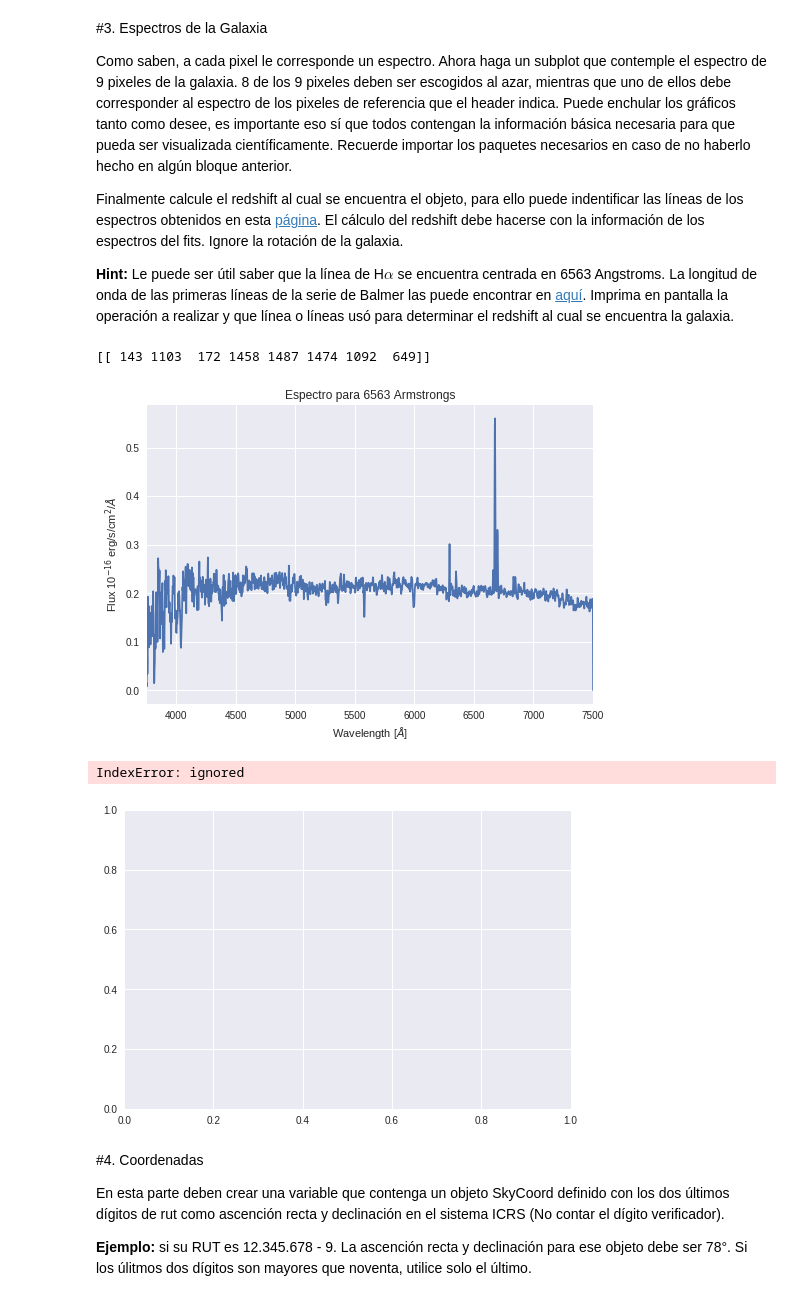
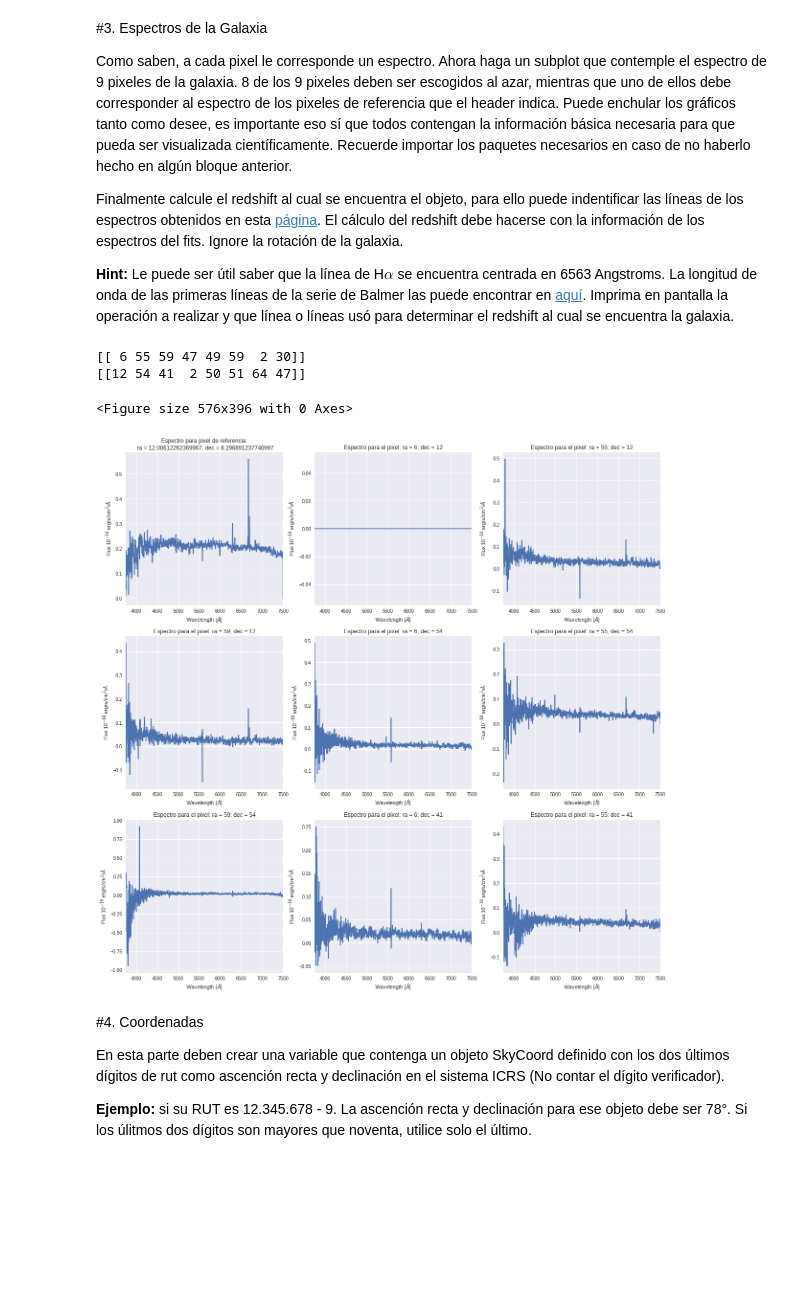
Before and after one commit to DiegoRomanCortes/minitarea4, a Jupyter notebook: minitarea4.ipynb, the cells around one changed output. Drawn from its saved outputs; the diff is of its cells as text; code cells hidden in the pictures; blank space fills up the shorter version.

```diff
--- a/minitarea4.ipynb
+++ b/minitarea4.ipynb
@@ -185,40 +184,48 @@ Como saben, a cada pixel le corresponde un espectro. Ahora haga un subplot que c
 Finalmente calcule el redshift al cual se encuentra el objeto, para ello puede indentificar las líneas de los espectros obtenidos en esta [página](http://skyserver.sdss.org/dr15/en/tools/chart/navi.aspx). El cálculo del redshift debe hacerse con la información de los espectros del fits. Ignore la rotación de la galaxia.
 
 **Hint:** Le puede ser útil saber que la línea de H$\alpha$ se encuentra centrada en 6563 Angstroms. La longitud de onda de las primeras líneas de la serie de Balmer las puede encontrar en [aquí](https://es.wikipedia.org/wiki/L%C3%ADneas_de_Balmer). Imprima en pantalla la operación a realizar y que línea o líneas usó para determinar el redshift al cual se encuentra la galaxia.
-# %%
-a=np.random.random_integers(len(data)-1, size=(1,8))
-print(a)
-
-plt.figure()
-
-plt.subplot(111)
-plt.plot(lo,data[:,header['CRPIX1'],header['CRPIX2']])
-plt.xlim(3750,7500)
-#plt.ylim(0,0.16)
-plt.xlabel('Wavelength [$\AA$]')
-plt.ylabel('Flux 10$^{-16}$ erg/s/cm$^2$/$\AA$')
-plt.title('Espectro para 6563 Armstrongs')
-plt.show()
-
-def graficar(n):
-  plt.subplot(111)
-  plt.plot(lo,data[:,ra[n],deg[n]])
-  plt.xlim(3750,7500)
-  #plt.ylim(0,0.16)
-  plt.xlabel('Wavelength [$\AA$]')
-  plt.ylabel('Flux 10$^{-16}$ erg/s/cm$^2$/$\AA$')
-  plt.title('Espectro para ' +str(lo[n])+ 'Armstrongs')
-  plt.show()
-
-i=0
-while i < len(a):
-  graficar(a[i])
-  i+=1
-# %% [output]
-[[ 143 1103  172 1458 1487 1474 1092  649]]
-[figure, removed]
-IndexError: ignored
-[figure, removed]
+# %%
+a=np.random.random_integers(len(data[0])-1, size=(1,8))
+b=np.random.random_integers(len(data[1])-1, size=(1,8))
+print(a)
+print(b)
+
+plt.figure()
+
+fig, ax = plt.subplots(figsize = (20,20), ncols=3, nrows = 3)
+
+ax[0][0].plot(lo,data[:,header['CRPIX1'],header['CRPIX2']])
+ax[0][0].set_xlim(3750,7500)
+#plt.ylim(0,0.16)
+ax[0][0].set_xlabel('Wavelength [$\AA$]')
+ax[0][0].set_ylabel('Flux 10$^{-16}$ erg/s/cm$^2$/$\AA$')
+ax[0][0].set_title('Espectro para pixel de referencia:\n '+'ra = '+str(header['CRVAL1'])+'; dec = '+str(header['CRVAL2']))
+#plt.show()
+
+def graficar(a,b,i,j):
+  #plt.subplot(1,1,i)
+  ax[i][j].plot(lo,data[:,a,b])
+  ax[i][j].set_xlim(3750,7500)
+  #plt.ylim(0,0.16)
+  ax[i][j].set_xlabel('Wavelength [$\AA$]')
+  ax[i][j].set_ylabel('Flux 10$^{-16}$ erg/s/cm$^2$/$\AA$')
+  ax[i][j].set_title('Espectro para el pixel: '+'ra = '+str(a)+'; dec = '+str(b))
+  #plt.show()
+
+graficar(a[0][0],b[0][0],0,1)
+graficar(a[0][1],b[0][0],0,2)
+graficar(a[0][2],b[0][0],1,0)
+graficar(a[0][0],b[0][1],1,1)
+graficar(a[0][1],b[0][1],1,2)
+graficar(a[0][2],b[0][1],2,0)
+graficar(a[0][0],b[0][2],2,1)
+graficar(a[0][1],b[0][2],2,2)
+plt.show()
+# %% [output]
+[[ 6 55 59 47 49 59  2 30]]
+[[12 54 41  2 50 51 64 47]]
+<Figure size 576x396 with 0 Axes>
+[figure, added]
 # %% [markdown]
 #4. Coordenadas
 
```
Also changed, not shown: parts of 1 cell of this notebook.
